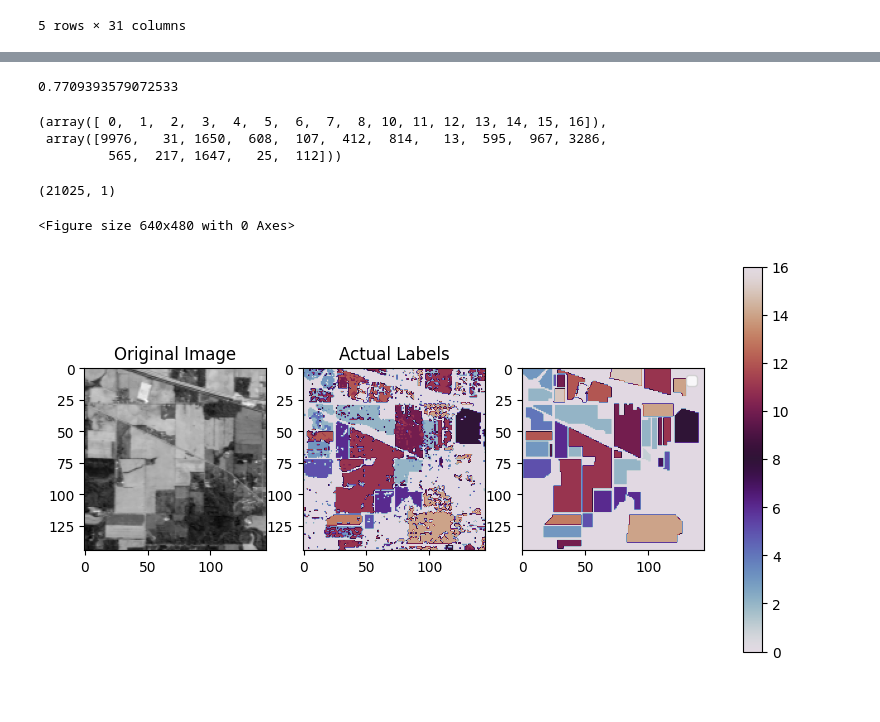
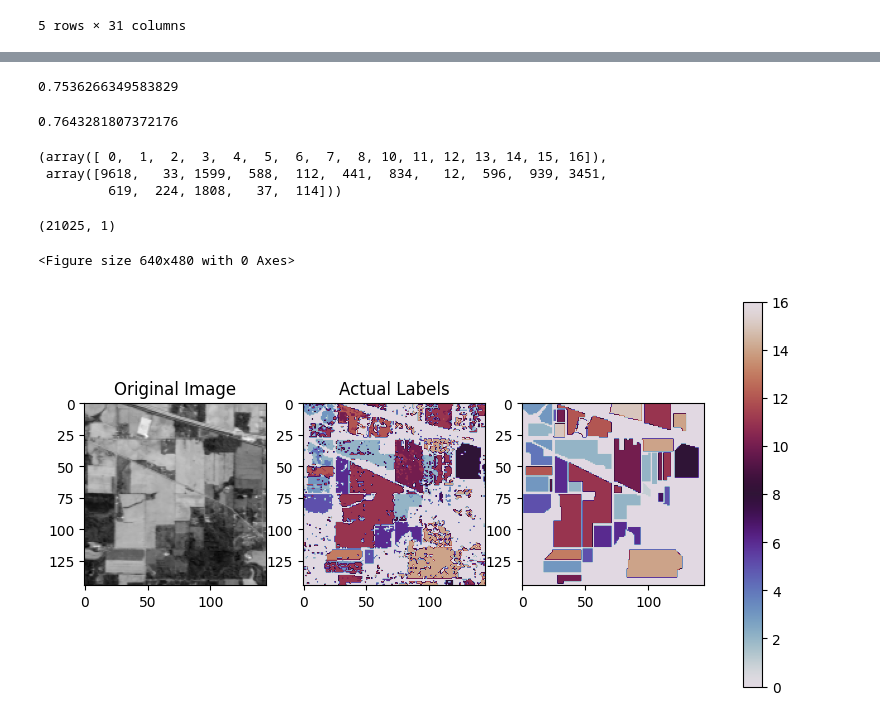
Before and after one commit to Dheeraj024/neural-network-bagging-, a Jupyter notebook: nn_bagging.ipynb, the cells around one changed output, grey strips where cells are left out. Cells and saved outputs as stored; diff of their text form; code cells hidden in the pictures.

```diff
--- a/nn_bagging.ipynb
+++ b/nn_bagging.ipynb
@@ -284,17 +161,13 @@ Name: labels, Length: 6939, dtype: float64
 # %%
-nn_new = NeuralNetwork(X_train.shape[1],128,17)
-nn_new.train(X_test,y_test,30,0.01)
 
 model_net = []
 for i in range(5):
     validation,train_data = sampling(df,0.2)
     v_data = validation.iloc[:,1:]
     v_label = validation.iloc[:,0]
-    # gen = generator(train_data,8)
-    # x,y = gen
     x_data = train_data.iloc[:,1:]
     y_data = train_data.iloc[:,0]
-    nn = NeuralNetwork(X_train.shape[1],128,17)
+    nn = NeuralNetwork(x_data.shape[1],128,17)
     nn.train(x_data,y_data,500,1)
     model_net.append(nn)
 # %% [output]
@@ -318,3 +191,28 @@ Epoch 499, Loss: 0.6544
+# %%
+from sklearn.metrics import accuracy_score
+
+y_pred1 = []
+label_op1 = []
+for i in range(len(v_data)):
+  input = v_data.iloc[i]
+  for model in model_net:
+      prediction1 = model.predict(input)
+      label_op1.append(prediction1)
+  max = 0
+  res1 = label_op1[0]
+  for i in label_op1:
+      freq1 = label_op1.count(i)
+      if freq1 > max:
+          max = freq1
+          res1 = i
+  label_op1.clear()
+  y_pred1.append(res1)
+# print(y_pred)
+
+cm2 = accuracy_score(v_label,y_pred1)
+print(cm2)
+# %% [output]
+0.7536266349583829
 # %%
 from sklearn.metrics import accuracy_score
 
@@ -339,13 +237,13 @@ for i in range(len(data)):
 cm1 = accuracy_score(labels,y_pred)
 print(cm1)
 # %% [output]
-0.7709393579072533
+0.7643281807372176
 # %%
 np.unique(y_pred, return_counts=True)
 # %% [output]
 (array([ 0,  1,  2,  3,  4,  5,  6,  7,  8, 10, 11, 12, 13, 14, 15, 16]),
- array([9976,   31, 1650,  608,  107,  412,  814,   13,  595,  967, 3286,
-         565,  217, 1647,   25,  112]))
+ array([9618,   33, 1599,  588,  112,  441,  834,   12,  596,  939, 3451,
+         619,  224, 1808,   37,  114]))
 # %%
 arr = np.array(y_pred)
 arr.shape
@@ -358,40 +254,29 @@ label_cols = ['Alfalfa','Corn-notill','Corn-mintill','Corn','Grass-pasture','Gra
 # %%
-# # reshape y_pred to match the shape of the original image
-# y_pred_2d = np.reshape(y_pred, (145,145))
-
-# # display the predicted labels as a 2D image
-
-# im = plt.imshow(y_pred_2d,cmap = 'twilight')
-# cbar = plt.colorbar(im)
-# plt.show()
-
 # reshape y_pred to match the shape of the original image
 y_pred_2d = np.reshape(y_pred, (145,145))
 
 # # display the original image and the predicted labels side by side
-# fig, axs = plt.subplots(1, 2, figsize=(10, 5),num=1)
+
 
 plt.figure(1)
 fig, axs = plt.subplots(1, 3, figsize=(10, 5))
 
 # rest of the code for creating subplots and displaying images
-
 
 # display the original image
 axs[0].imshow(data.reshape(145,145,30)[:,:,0], cmap='gray')
 axs[0].set_title('Original Image')
 
 # display the predicted labels as a 2D image
 im = axs[1].imshow(y_pred_2d, cmap='twilight')
 axs[1].set_title('Predicted Labels')
 cbar = fig.colorbar(im, ax=axs.ravel().tolist())
 
 im = axs[2].imshow(actual_labels, cmap='twilight')
 axs[1].set_title('Actual Labels')
-# cbar = fig.colorbar(im, ax=axs.ravel().tolist())
 
-plt.legend(label_cols)
+# plt.legend(label_cols)
 plt.show()
 # %% [output]
 <Figure size 640x480 with 0 Axes>
-[figure, old version]
+[figure, new version]
```
Also changed, not shown: parts of 6 cells of this notebook.
